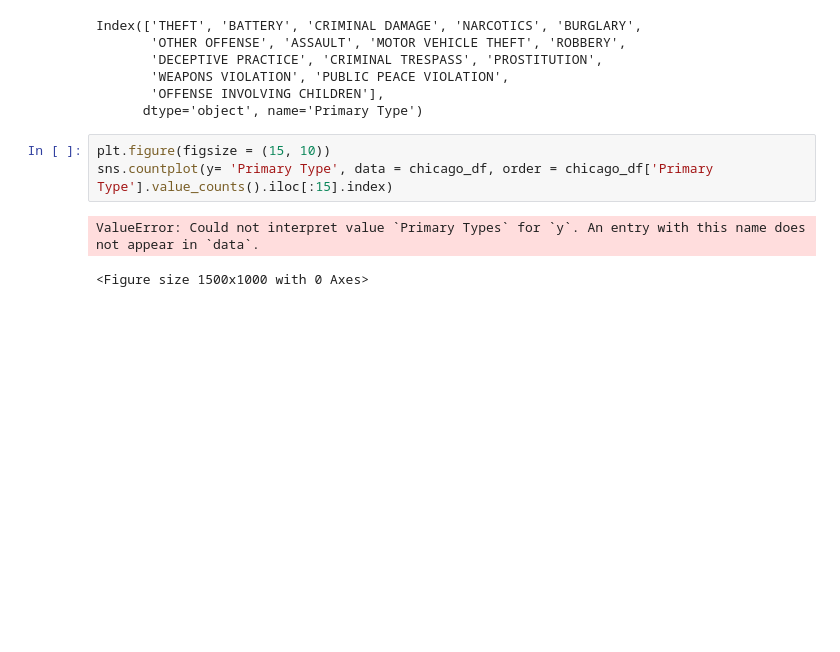
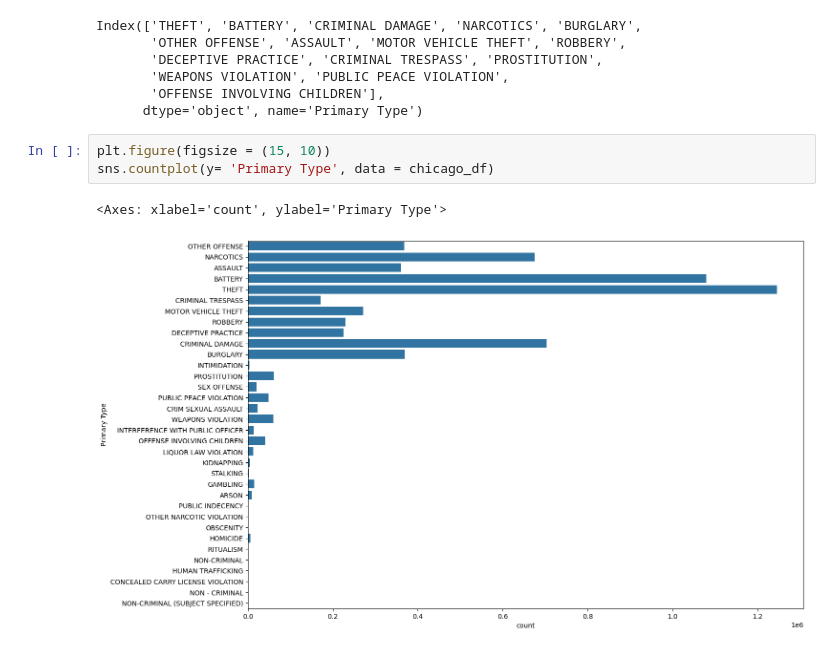
Before and after one commit to elarsaks/8ML-Projects, a Jupyter notebook: Project 3/MySolution.ipynb, the cells around one changed output. Drawn from its saved outputs; the diff is of its cells as text; blank space fills up the shorter version.

```diff
--- a/Project 3/MySolution.ipynb
+++ b/Project 3/MySolution.ipynb
@@ -170,7 +169,7 @@ Index(['THEFT', 'BATTERY', 'CRIMINAL DAMAGE', 'NARCOTICS', 'BURGLARY',
       dtype='object', name='Primary Type')
 # %%
 plt.figure(figsize = (15, 10))
-sns.countplot(y= 'Primary Type', data = chicago_df, order = chicago_df['Primary Type'].value_counts().iloc[:15].index)
+sns.countplot(y= 'Primary Type', data = chicago_df)
 # %% [output]
-ValueError: Could not interpret value `Primary Types` for `y`. An entry with this name does not appear in `data`.
+<Axes: xlabel='count', ylabel='Primary Type'>
-<Figure size 1500x1000 with 0 Axes>
+[figure, added]
```
Also changed, not shown: parts of 15 cells of this notebook.
